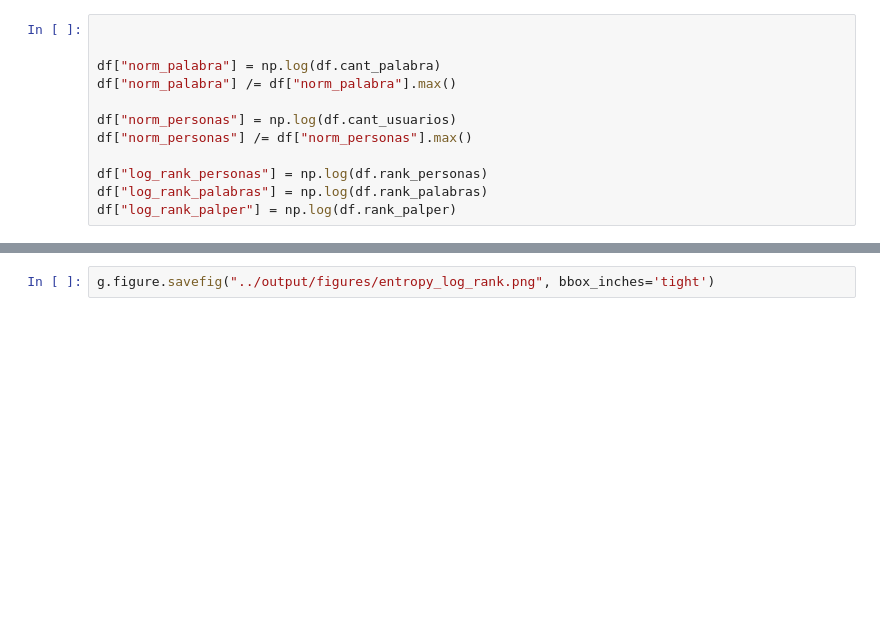
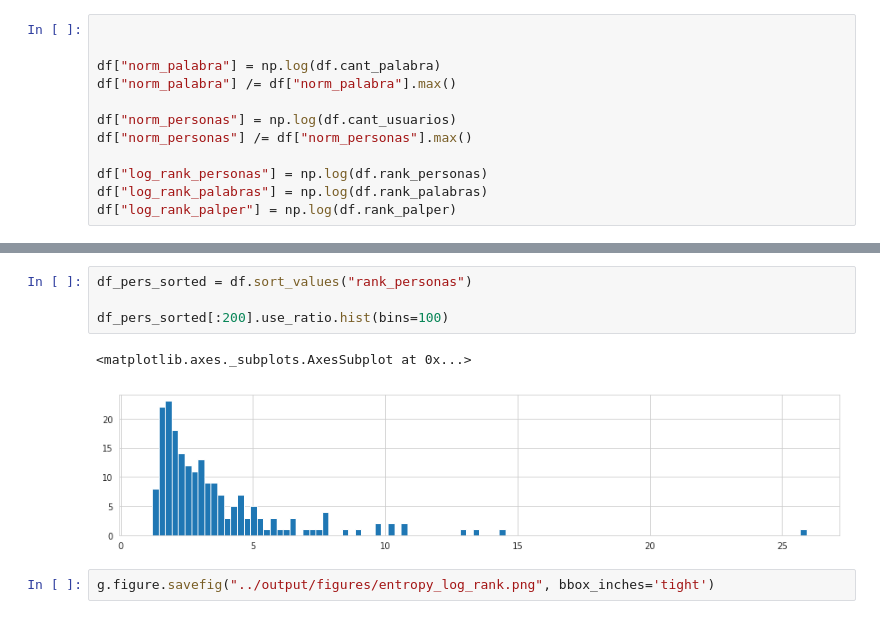
Before and after one commit to finiteautomata/contrastes, a Jupyter notebook: notebooks/graficos-entropia.ipynb, the cells around one changed output, grey strips where cells are left out. Cells and saved outputs as stored; diff of their text form; blank space fills up the shorter version.

```diff
--- a/notebooks/graficos-entropia.ipynb
+++ b/notebooks/graficos-entropia.ipynb
@@ -124,3 +196,10 @@ Text(0.5,1,'Word-Count Information Value on User-Count axes')
+# %%
+df_pers_sorted = df.sort_values("rank_personas")
+
+df_pers_sorted[:200].use_ratio.hist(bins=100)
+# %% [output]
+<matplotlib.axes._subplots.AxesSubplot at 0x...>
+[figure, added]
 # %%
 g.figure.savefig("../output/figures/entropy_log_rank.png", bbox_inches='tight')
 # %% [markdown]
```
Also changed, not shown: parts of 8 cells of this notebook.
